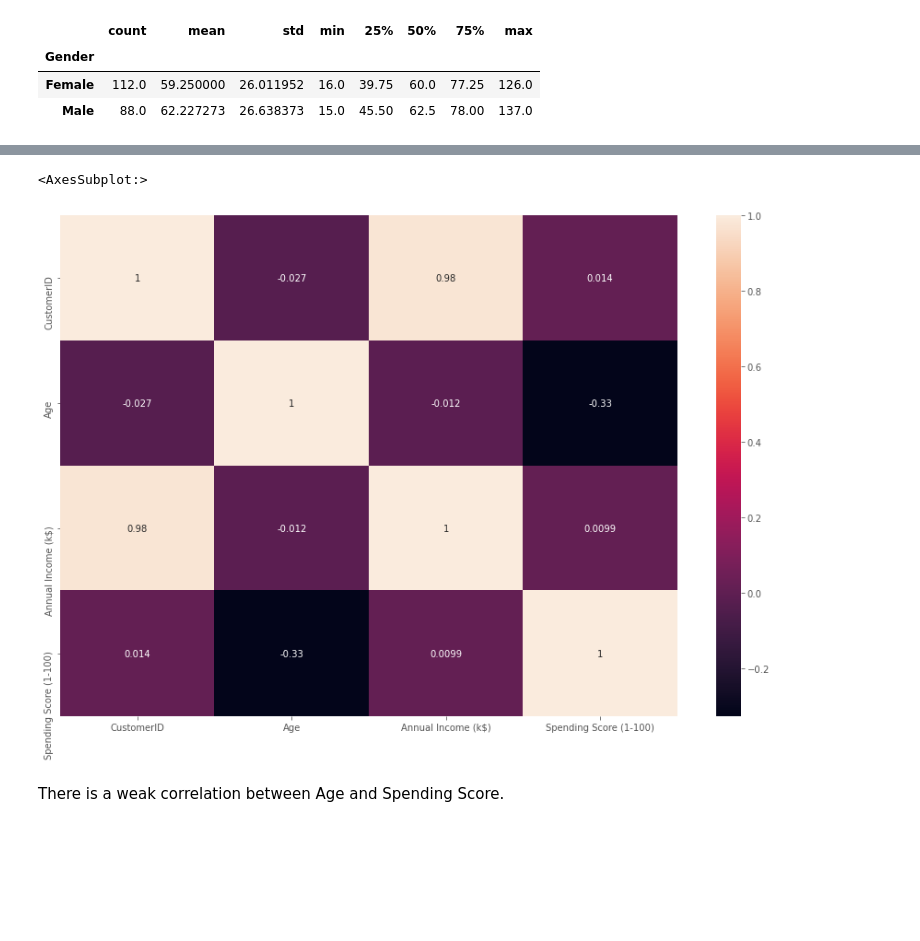
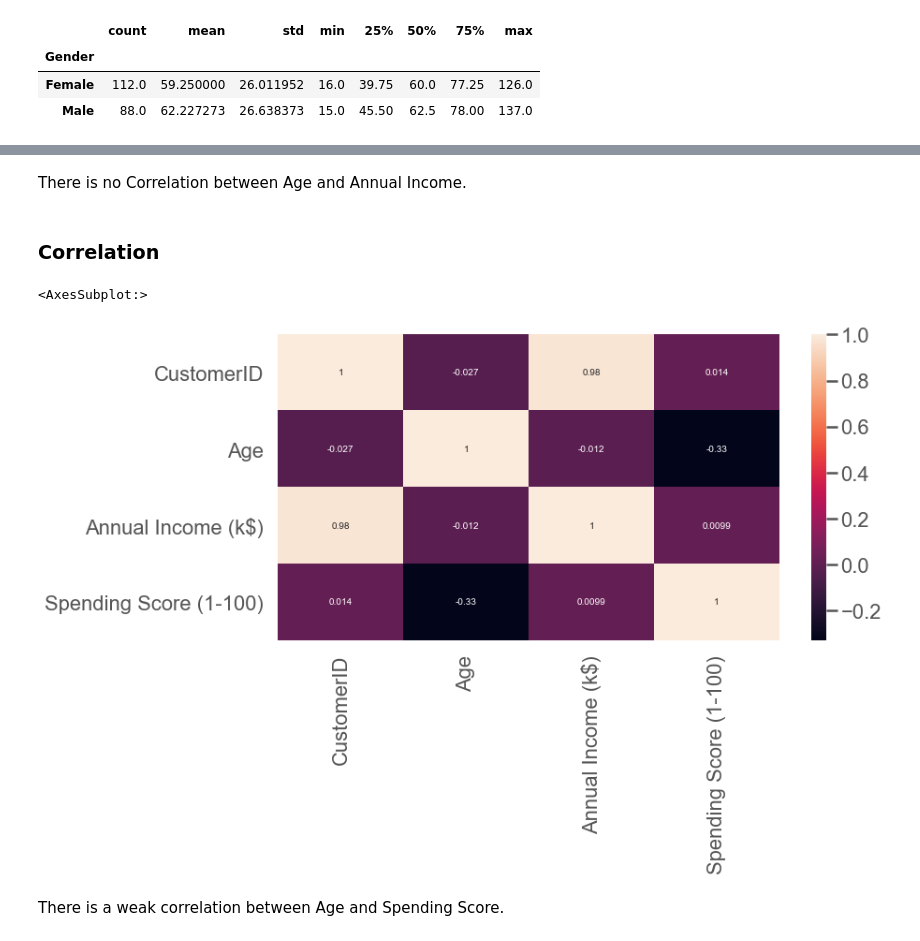
Before and after one commit to Jaspreetsm21/Mall_Customers, a Jupyter notebook: EDA.ipynb, the cells around one changed output, grey strips where cells are left out. Cells and saved outputs as stored; diff of their text form; code cells hidden in the pictures; blank space fills up the shorter version.

```diff
--- a/EDA.ipynb
+++ b/EDA.ipynb
@@ -86,9 +119,13 @@ data.groupby('Gender')['Annual Income (k$)'].describe()
+# %% [markdown]
+There is no Correlation between Age and Annual Income.
+# %% [markdown]
+### Correlation
 # %%
-plt.figure(figsize=(15,10))
+plt.figure(figsize=(12,6))
 sns.heatmap(data.corr(),annot=True)
 # %% [output]
 <AxesSubplot:>
-[figure, old version]
+[figure, new version]
 # %% [markdown]
 There is a weak correlation between Age and Spending Score.
 # %%
```
Also changed, not shown: parts of 25 cells of this notebook.
